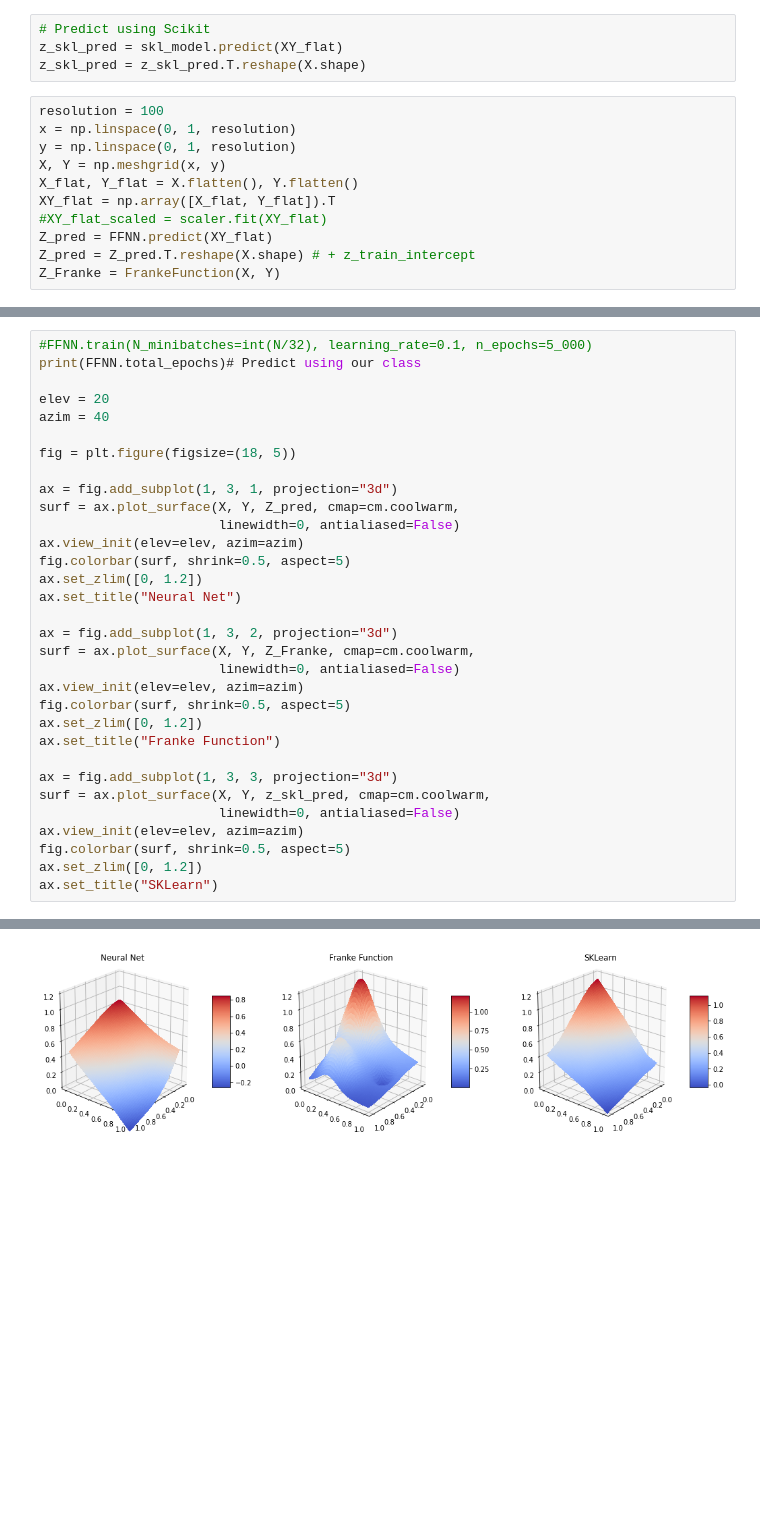
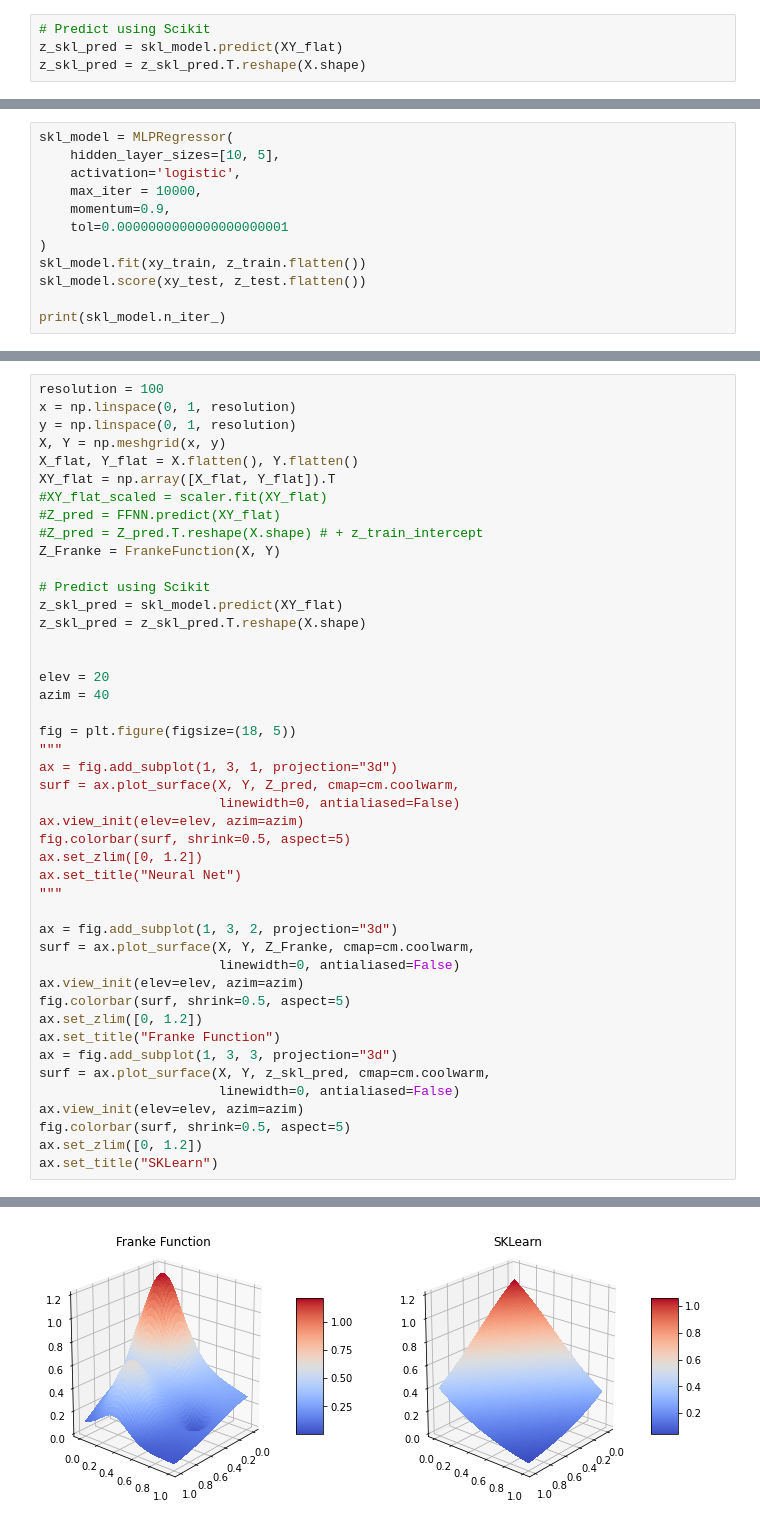
Before and after one commit to nicholaskarlsen/FYS-STK4155, a Jupyter notebook: project_2/notebooks/NN_playground.ipynb, the cells around one changed output, grey strips where cells are left out. Drawn from its saved outputs; the diff is of its cells as text; blank space fills up the shorter version.

```diff
--- a/project_2/notebooks/NN_playground.ipynb
+++ b/project_2/notebooks/NN_playground.ipynb
@@ -211,14 +207,3 @@ Z_Franke = FrankeFunction(X, Y)
 # Predict using Scikit
 z_skl_pred = skl_model.predict(XY_flat)
 z_skl_pred = z_skl_pred.T.reshape(X.shape)
-# %%
-resolution = 100
-x = np.linspace(0, 1, resolution)
-y = np.linspace(0, 1, resolution)
-X, Y = np.meshgrid(x, y)
-X_flat, Y_flat = X.flatten(), Y.flatten()
-XY_flat = np.array([X_flat, Y_flat]).T
-#XY_flat_scaled = scaler.fit(XY_flat)
-Z_pred = FFNN.predict(XY_flat)
-Z_pred = Z_pred.T.reshape(X.shape) # + z_train_intercept
-Z_Franke = FrankeFunction(X, Y)
@@ -224,0 +264,12 @@ Z_Franke = FrankeFunction(X, Y)
+# %%
+skl_model = MLPRegressor(
+    hidden_layer_sizes=[10, 5],
+    activation='logistic',
+    max_iter = 10000,
+    momentum=0.9,
+    tol=0.0000000000000000000001
+)
+skl_model.fit(xy_train, z_train.flatten())
+skl_model.score(xy_test, z_test.flatten())
+
+print(skl_model.n_iter_)
@@ -225,12 +278,25 @@ Z_Franke = FrankeFunction(X, Y)
 # %%
-#FFNN.train(N_minibatches=int(N/32), learning_rate=0.1, n_epochs=5_000)
-print(FFNN.total_epochs)# Predict using our class
+resolution = 100
+x = np.linspace(0, 1, resolution)
+y = np.linspace(0, 1, resolution)
+X, Y = np.meshgrid(x, y)
+X_flat, Y_flat = X.flatten(), Y.flatten()
+XY_flat = np.array([X_flat, Y_flat]).T
+#XY_flat_scaled = scaler.fit(XY_flat)
+#Z_pred = FFNN.predict(XY_flat)
+#Z_pred = Z_pred.T.reshape(X.shape) # + z_train_intercept
+Z_Franke = FrankeFunction(X, Y)
+
+# Predict using Scikit
+z_skl_pred = skl_model.predict(XY_flat)
+z_skl_pred = z_skl_pred.T.reshape(X.shape)
+
 
 elev = 20
 azim = 40
 
 fig = plt.figure(figsize=(18, 5))
-
+"""
 ax = fig.add_subplot(1, 3, 1, projection="3d")
 surf = ax.plot_surface(X, Y, Z_pred, cmap=cm.coolwarm,
                        linewidth=0, antialiased=False)
@@ -238,6 +304,7 @@ ax.view_init(elev=elev, azim=azim)
 fig.colorbar(surf, shrink=0.5, aspect=5)
 ax.set_zlim([0, 1.2])
 ax.set_title("Neural Net")
+"""
 
 ax = fig.add_subplot(1, 3, 2, projection="3d")
 surf = ax.plot_surface(X, Y, Z_Franke, cmap=cm.coolwarm,
@@ -246,7 +313,6 @@ ax.view_init(elev=elev, azim=azim)
 fig.colorbar(surf, shrink=0.5, aspect=5)
 ax.set_zlim([0, 1.2])
 ax.set_title("Franke Function")
-
 ax = fig.add_subplot(1, 3, 3, projection="3d")
 surf = ax.plot_surface(X, Y, z_skl_pred, cmap=cm.coolwarm,
                        linewidth=0, antialiased=False)
@@ -260 +325 @@ Text(0.5, 0.92, 'SKLearn')
-[figure, old version]
+[figure, new version]
```
Also changed, not shown: parts of 15 cells of this notebook, 5 other files.
